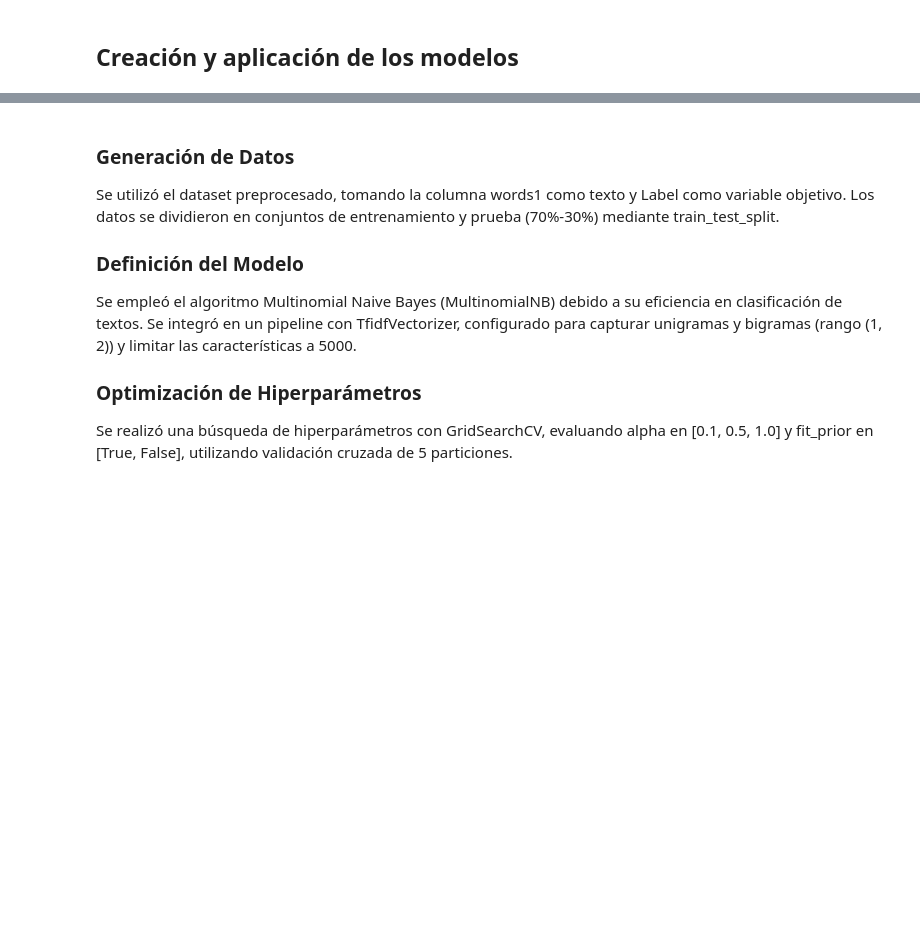
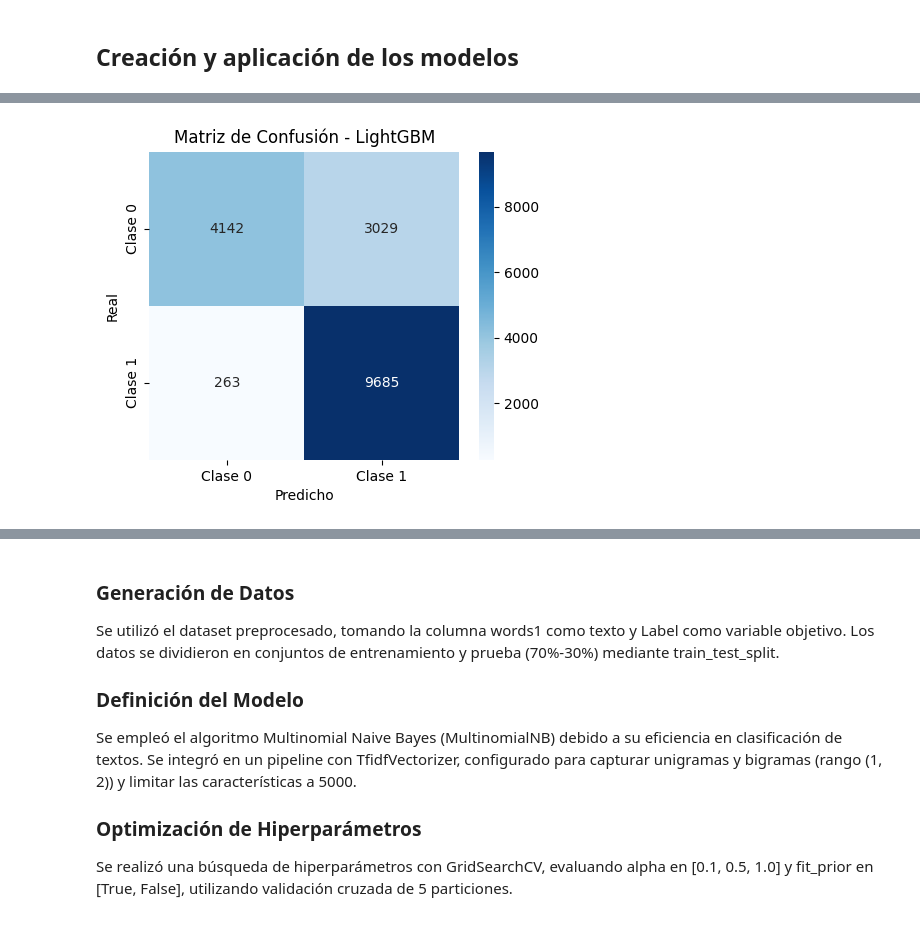
Before and after one commit to Jdpf28/Proyecto1, a Jupyter notebook: proyecto1.ipynb, the cells around one changed output, grey strips where cells are left out. Saved outputs shown, nothing was run; the diff lists cells and outputs as text; code cells hidden in the pictures; blank space fills up the shorter version.

```diff
--- a/proyecto1.ipynb
+++ b/proyecto1.ipynb
@@ -949,0 +616,88 @@ plt.show()
+# %%
+!pip install lightgbm
+
+import pandas as pd
+import lightgbm as lgb
+from sklearn.model_selection import train_test_split
+from sklearn.feature_extraction.text import TfidfVectorizer
+from sklearn.pipeline import Pipeline
+from sklearn.metrics import accuracy_score, classification_report, confusion_matrix
+import matplotlib.pyplot as plt
+import seaborn as sns
+import pickle
+from datetime import datetime
+import nltk
+import re
+from nltk.corpus import stopwords
+from nltk.tokenize import word_tokenize
+
+nltk.download("punkt")
+nltk.download("stopwords")
+
+df = pd.read_csv("fake_news_spanish.csv", sep=";")
+print("Columnas en el archivo CSV:", df.columns.tolist())
+
+def limpiar_texto(texto):
+    texto = texto.lower()  # Convertir a minúsculas
+    texto = re.sub(r'\d+', '', texto)  # Eliminar números
+    texto = re.sub(r'[^\w\s]', '', texto)  # Eliminar puntuación
+    tokens = word_tokenize(texto)  # Tokenizar el texto
+    tokens = [palabra for palabra in tokens if palabra not in stopwords.words('spanish')]  # Eliminar stopwords
+    return ' '.join(tokens)  # Unir tokens en una cadena de texto
+
+
+df["processed_text"] = df["Descripcion"].astype(str).apply(limpiar_texto)
+
+
+X = df['processed_text']
+y = df['Label']
+X_train, X_test, y_train, y_test = train_test_split(X, y, test_size=0.3, random_state=42)
+
+# ---------------------------------------
+# 4. Crear el Pipeline con LightGBM
+# ---------------------------------------
+pipeline = Pipeline([
+    ('tfidf', TfidfVectorizer(max_features=5000, ngram_range=(1, 2))),  # Vectorización TF-IDF
+    ('clf', lgb.LGBMClassifier(random_state=42))  # Clasificador LightGBM
+])
+
+pipeline.fit(X_train, y_train)
+
+
+y_pred = pipeline.predict(X_test)
+
+
+print("Accuracy:", accuracy_score(y_test, y_pred))
+print("Classification Report:\n", classification_report(y_test, y_pred))
+
+# Matriz de confusión
+cm = confusion_matrix(y_test, y_pred)
+plt.figure(figsize=(5, 4))
+sns.heatmap(cm, annot=True, fmt="d", cmap="Blues", xticklabels=["Clase 0", "Clase 1"], yticklabels=["Clase 0", "Clase 1"])
+plt.xlabel("Predicho")
+plt.ylabel("Real")
+plt.title("Matriz de Confusión - LightGBM")
+plt.show()
+
+
+with open("modelo_lightgbm.pkl", "wb") as file:
+    pickle.dump(pipeline, file)
+
+
+with open("modelo_lightgbm.pkl", "rb") as file:
+    loaded_model = pickle.load(file)
+
+
+df_test = pd.read_csv("fake_news_spanish.csv", sep=";")
+df_test["processed_text"] = df_test["Descripcion"].astype(str).apply(limpiar_texto)
+
+
+X_test_new = df_test["processed_text"]
+df_test["Etiqueta Predicha"] = loaded_model.predict(X_test_new)
+
+
+timestamp = datetime.now().strftime("%Y%m%d_%H%M%S")
+filename = f"fake_news_spanish_pred_lightgbm_{timestamp}.csv"
+df_test.to_csv(filename, sep=";", index=False)
+print(f"Archivo generado correctamente: {filename}")
+# %% [output]
@@ -949,0 +733 @@ plt.show()
+[figure, added]
```
Also changed, not shown: parts of 28 cells of this notebook.
